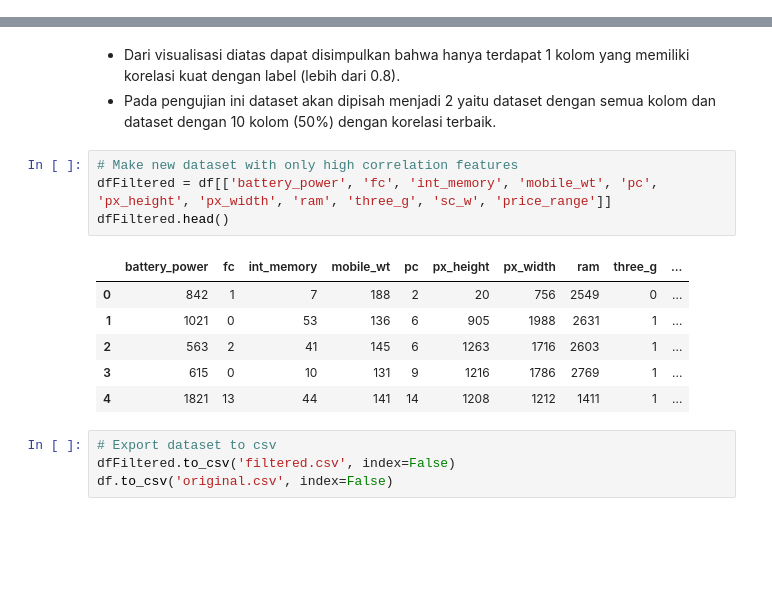
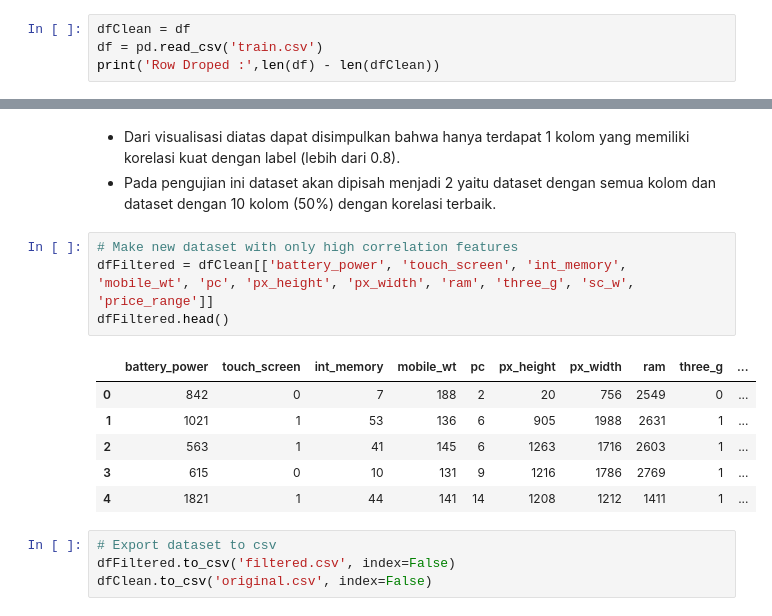
Before and after one commit to Liore-S/mobile-price-classification, a Jupyter notebook: eda.ipynb, the cells around one changed output, grey strips where cells are left out. Cells and saved outputs as stored; diff of their text form; blank space fills up the shorter version.

```diff
--- a/eda.ipynb
+++ b/eda.ipynb
@@ -128,3 +128,7 @@ three_g :
 number of outliers: 474
 max outlier value: 0
 min outlier value: 0
+# %%
+dfClean = df
+df = pd.read_csv('train.csv')
+print('Row Droped :',len(df) - len(dfClean))
@@ -216,16 +232,16 @@ Name: price_range, dtype: float64
 - Pada pengujian ini dataset akan dipisah menjadi 2 yaitu dataset dengan semua kolom dan dataset dengan 10 kolom (50%) dengan korelasi terbaik.
 # %%
 # Make new dataset with only high correlation features
-dfFiltered = df[['battery_power', 'fc', 'int_memory', 'mobile_wt', 'pc', 'px_height', 'px_width', 'ram', 'three_g', 'sc_w', 'price_range']]
+dfFiltered = dfClean[['battery_power', 'touch_screen', 'int_memory', 'mobile_wt', 'pc', 'px_height', 'px_width', 'ram', 'three_g', 'sc_w', 'price_range']]
 dfFiltered.head()
 # %% [output]
-|  | battery_power | fc | int_memory | mobile_wt | pc | px_height | px_width | ram | three_g | ... |
-| 0 | 842 | 1 | 7 | 188 | 2 | 20 | 756 | 2549 | 0 | ... |
-| 1 | 1021 | 0 | 53 | 136 | 6 | 905 | 1988 | 2631 | 1 | ... |
-| 2 | 563 | 2 | 41 | 145 | 6 | 1263 | 1716 | 2603 | 1 | ... |
+|  | battery_power | touch_screen | int_memory | mobile_wt | pc | px_height | px_width | ram | three_g | ... |
+| 0 | 842 | 0 | 7 | 188 | 2 | 20 | 756 | 2549 | 0 | ... |
+| 1 | 1021 | 1 | 53 | 136 | 6 | 905 | 1988 | 2631 | 1 | ... |
+| 2 | 563 | 1 | 41 | 145 | 6 | 1263 | 1716 | 2603 | 1 | ... |
 | 3 | 615 | 0 | 10 | 131 | 9 | 1216 | 1786 | 2769 | 1 | ... |
-| 4 | 1821 | 13 | 44 | 141 | 14 | 1208 | 1212 | 1411 | 1 | ... |
+| 4 | 1821 | 1 | 44 | 141 | 14 | 1208 | 1212 | 1411 | 1 | ... |
 # %%
 # Export dataset to csv
 dfFiltered.to_csv('filtered.csv', index=False)
-df.to_csv('original.csv', index=False)
+dfClean.to_csv('original.csv', index=False)
```
Also changed, not shown: parts of 10 cells of this notebook, 2 other files.
